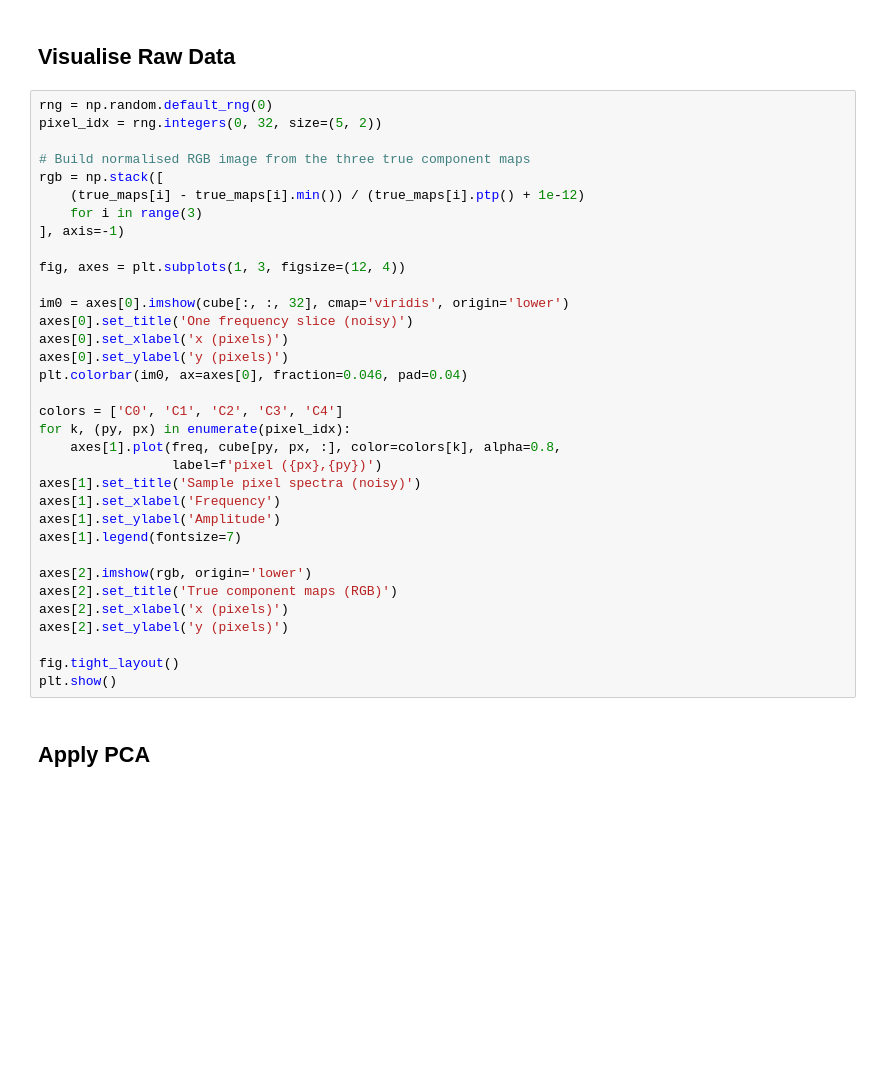
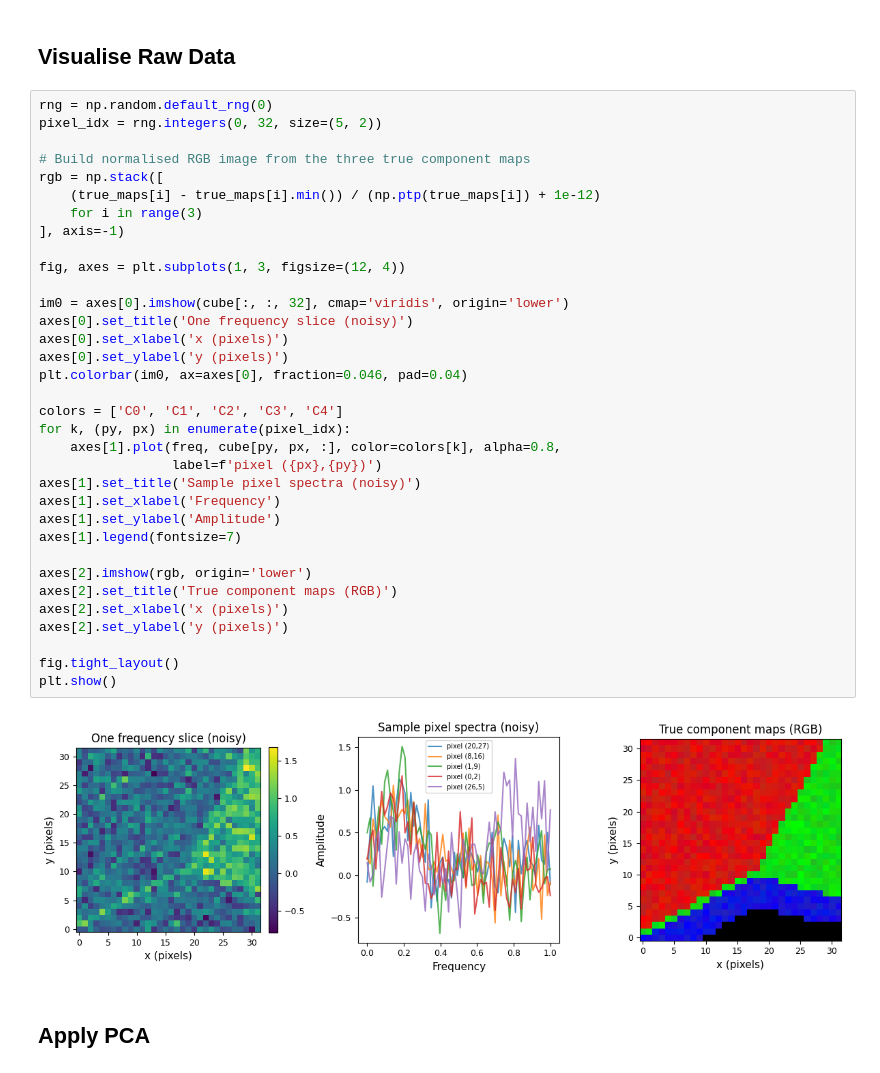
Before and after one commit to Liambcollins/RMS-AFM-SPM-Meeting-2026, a Jupyter notebook: notebooks/01_pca_denoising.ipynb, the cells around one changed output. Saved outputs shown, nothing was run; the diff lists cells and outputs as text; blank space fills up the shorter version.

```diff
--- a/notebooks/01_pca_denoising.ipynb
+++ b/notebooks/01_pca_denoising.ipynb
@@ -46,34 +59,36 @@ pixel_idx = rng.integers(0, 32, size=(5, 2))
 
 # Build normalised RGB image from the three true component maps
 rgb = np.stack([
-    (true_maps[i] - true_maps[i].min()) / (true_maps[i].ptp() + 1e-12)
+    (true_maps[i] - true_maps[i].min()) / (np.ptp(true_maps[i]) + 1e-12)
     for i in range(3)
 ], axis=-1)
 
 fig, axes = plt.subplots(1, 3, figsize=(12, 4))
 
 im0 = axes[0].imshow(cube[:, :, 32], cmap='viridis', origin='lower')
 axes[0].set_title('One frequency slice (noisy)')
 axes[0].set_xlabel('x (pixels)')
 axes[0].set_ylabel('y (pixels)')
 plt.colorbar(im0, ax=axes[0], fraction=0.046, pad=0.04)
 
 colors = ['C0', 'C1', 'C2', 'C3', 'C4']
 for k, (py, px) in enumerate(pixel_idx):
     axes[1].plot(freq, cube[py, px, :], color=colors[k], alpha=0.8,
                  label=f'pixel ({px},{py})')
 axes[1].set_title('Sample pixel spectra (noisy)')
 axes[1].set_xlabel('Frequency')
 axes[1].set_ylabel('Amplitude')
 axes[1].legend(fontsize=7)
 
 axes[2].imshow(rgb, origin='lower')
 axes[2].set_title('True component maps (RGB)')
 axes[2].set_xlabel('x (pixels)')
 axes[2].set_ylabel('y (pixels)')
 
 fig.tight_layout()
 plt.show()
+# %% [output]
+[figure, added]
 # %% [markdown]
 ## Apply PCA
 # %%
```
Also changed, not shown: parts of 8 cells of this notebook, 48 other files.
